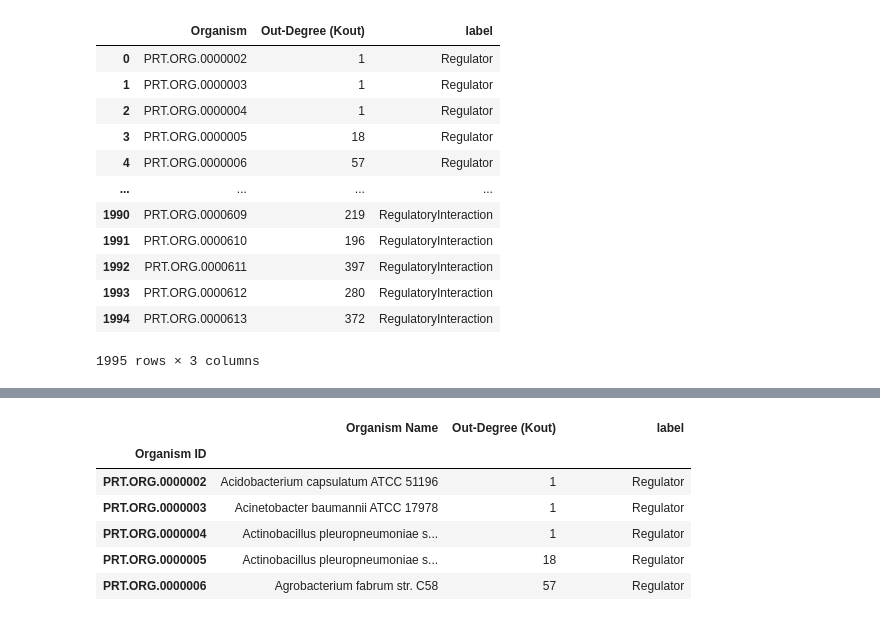
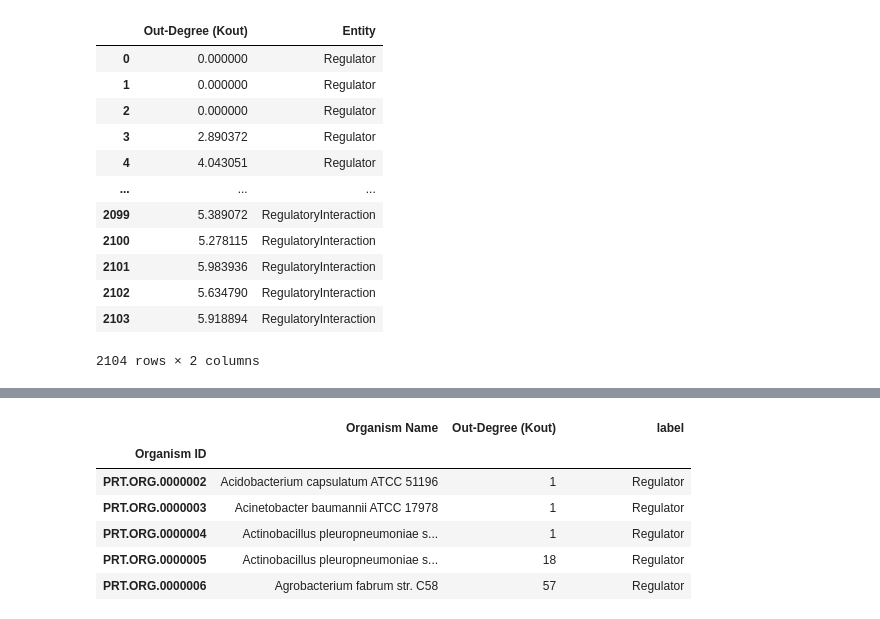
Before and after one commit to cruz-f/protrend-database, a Jupyter notebook: src/protrend/report/distribution_report.ipynb, the cells around one changed output, grey strips where cells are left out. Saved outputs shown, nothing was run; the diff lists cells and outputs as text; code cells hidden in the pictures.

```diff
--- a/src/protrend/report/distribution_report.ipynb
+++ b/src/protrend/report/distribution_report.ipynb
@@ -5,34 +5,35 @@ neo_db = NeoDatabase(user_name=Settings.db_user_name, password=Settings.db_passw
                      ip=Settings.db_ip, port=Settings.db_port)
 neo_db.connect()
 # %%
+import numpy as np
 import pandas as pd
 
 # organism out-degree distribution
 organism_dfs = []
 for label in ('Regulator', 'Gene', 'TFBS', 'RegulatoryInteraction'):
 
     res = neo_db.db.cypher_query(f"match(o:Organism)-[]-(r:{label}) return o.protrend_id, count(distinct(r.protrend_id))")
 
     tmp = pd.DataFrame(res[0], columns=['Organism', 'Out-Degree (Kout)'])
-    quantile = tmp['Out-Degree (Kout)'].quantile(0.95)
-    tmp = tmp[tmp['Out-Degree (Kout)'] < quantile]
-    tmp['label'] = label
+    tmp['Out-Degree (Kout)'] = np.log(tmp[['Out-Degree (Kout)']])
+    tmp['Entity'] = label
 
     organism_dfs.append(tmp)
 
 organism_degree = pd.concat(organism_dfs, ignore_index=True)
+organism_degree = organism_degree.loc[:, ['Out-Degree (Kout)', 'Entity']]
 organism_degree
 # %% [output]
-|  | Organism | Out-Degree (Kout) | label |
-| 0 | PRT.ORG.0000002 | 1 | Regulator |
-| 1 | PRT.ORG.0000003 | 1 | Regulator |
-| 2 | PRT.ORG.0000004 | 1 | Regulator |
-| 3 | PRT.ORG.0000005 | 18 | Regulator |
-| 4 | PRT.ORG.0000006 | 57 | Regulator |
-| ... | ... | ... | ... |
-| 1990 | PRT.ORG.0000609 | 219 | RegulatoryInteraction |
-| 1991 | PRT.ORG.0000610 | 196 | RegulatoryInteraction |
-| 1992 | PRT.ORG.0000611 | 397 | RegulatoryInteraction |
-| 1993 | PRT.ORG.0000612 | 280 | RegulatoryInteraction |
-| 1994 | PRT.ORG.0000613 | 372 | RegulatoryInteraction |
+|  | Out-Degree (Kout) | Entity |
+| 0 | 0.000000 | Regulator |
+| 1 | 0.000000 | Regulator |
+| 2 | 0.000000 | Regulator |
+| 3 | 2.890372 | Regulator |
+| 4 | 4.043051 | Regulator |
+| ... | ... | ... |
+| 2099 | 5.389072 | RegulatoryInteraction |
+| 2100 | 5.278115 | RegulatoryInteraction |
+| 2101 | 5.983936 | RegulatoryInteraction |
+| 2102 | 5.634790 | RegulatoryInteraction |
+| 2103 | 5.918894 | RegulatoryInteraction |
-1995 rows × 3 columns
+2104 rows × 2 columns
```
Also changed, not shown: parts of 17 cells of this notebook, 17 other files.
